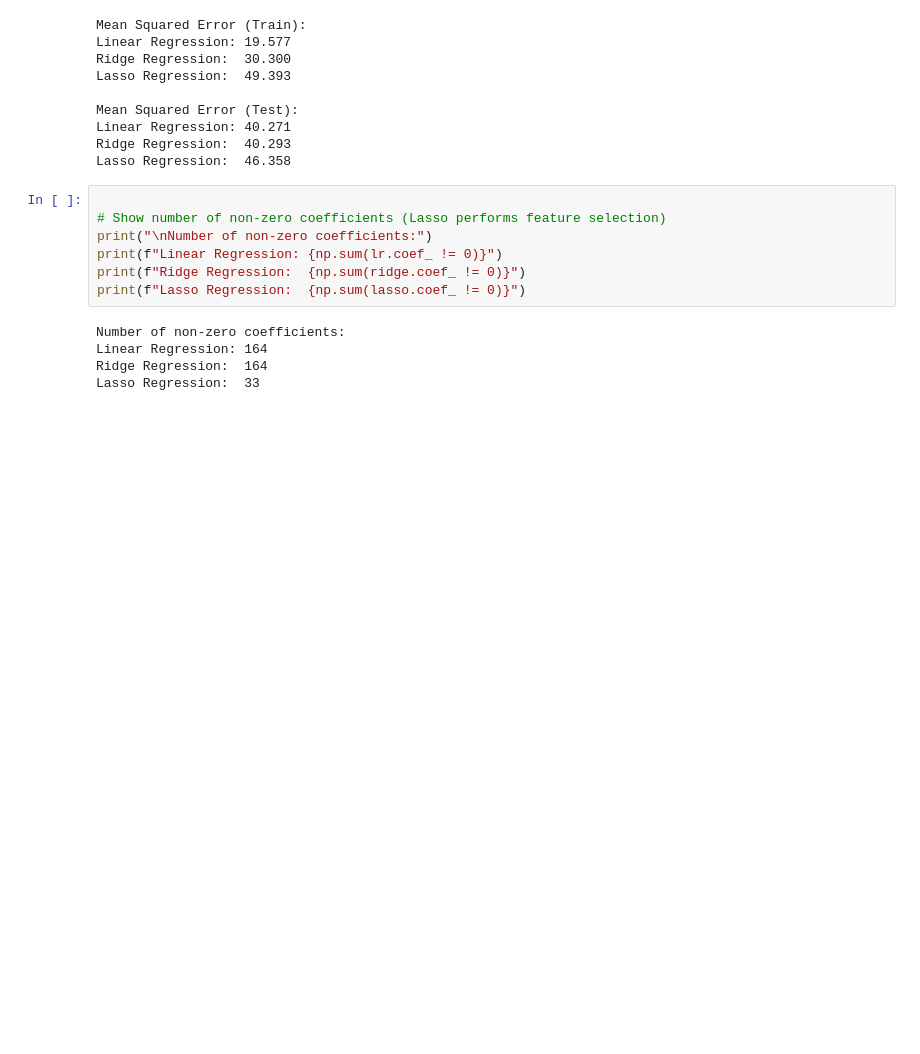
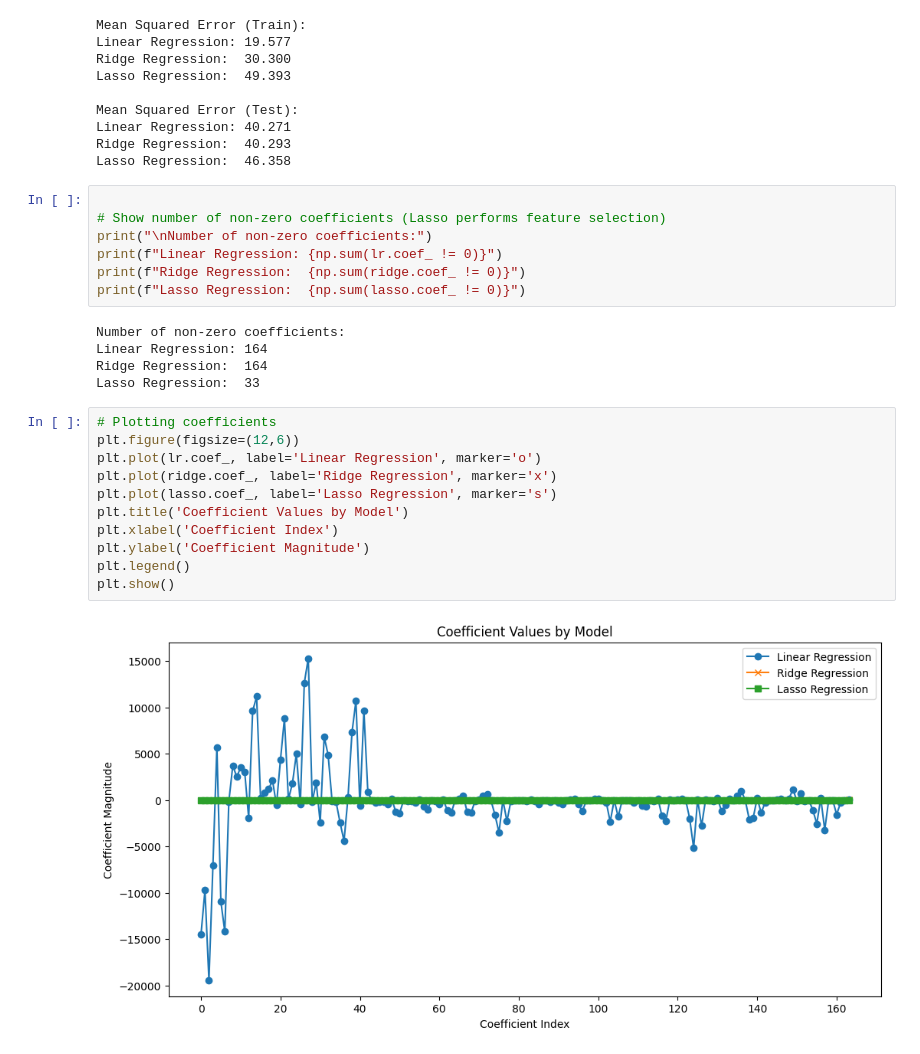
Before and after one commit to Varshini151205/ML, a Jupyter notebook: week6.ipynb, the cells around one changed output. Saved outputs shown, nothing was run; the diff lists cells and outputs as text; blank space fills up the shorter version.

```diff
--- a/week6.ipynb
+++ b/week6.ipynb
@@ -207,3 +207,16 @@ Number of non-zero coefficients:
 Linear Regression: 164
 Ridge Regression:  164
 Lasso Regression:  33
+# %%
+# Plotting coefficients
+plt.figure(figsize=(12,6))
+plt.plot(lr.coef_, label='Linear Regression', marker='o')
+plt.plot(ridge.coef_, label='Ridge Regression', marker='x')
+plt.plot(lasso.coef_, label='Lasso Regression', marker='s')
+plt.title('Coefficient Values by Model')
+plt.xlabel('Coefficient Index')
+plt.ylabel('Coefficient Magnitude')
+plt.legend()
+plt.show()
+# %% [output]
+[figure, added]
```
